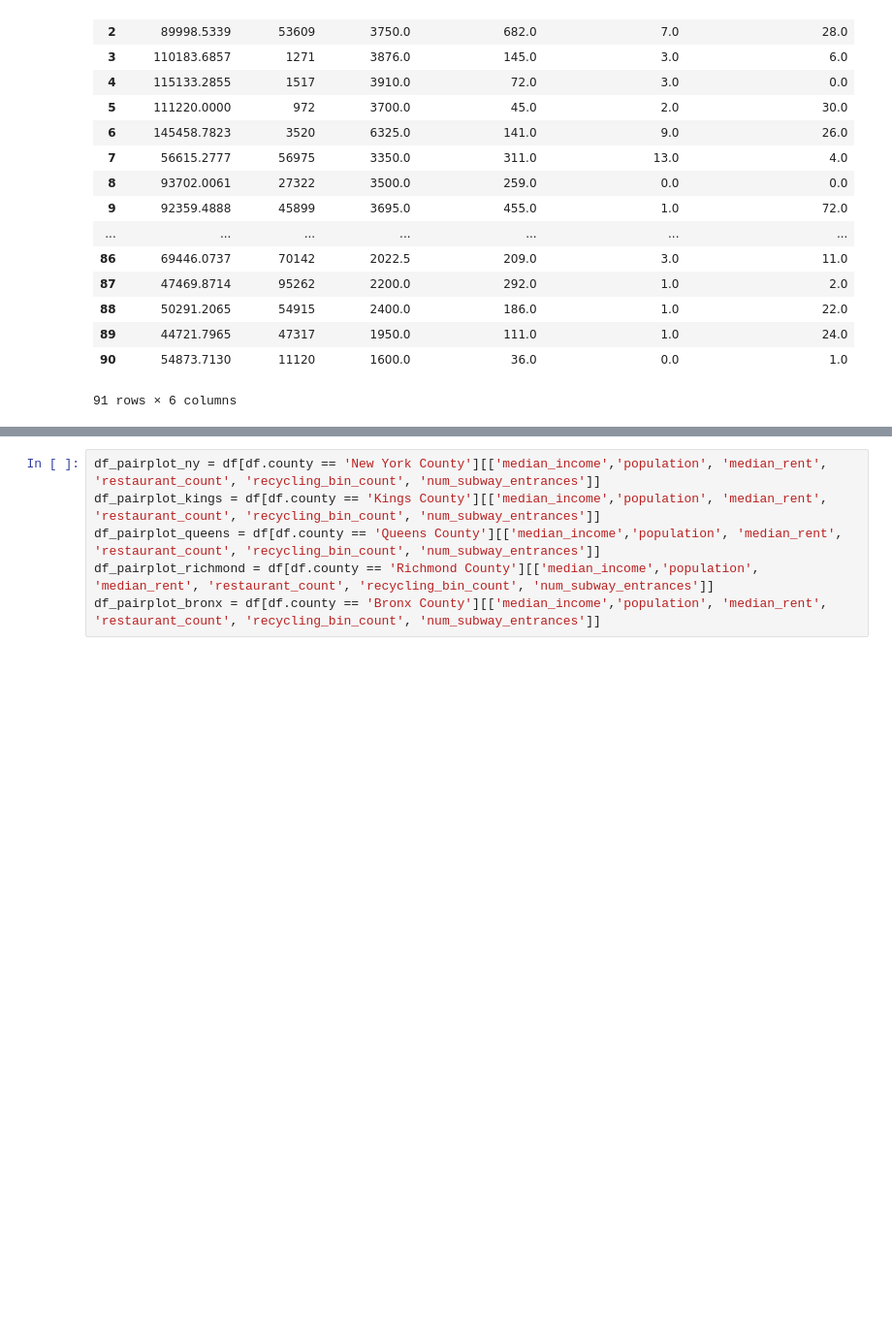
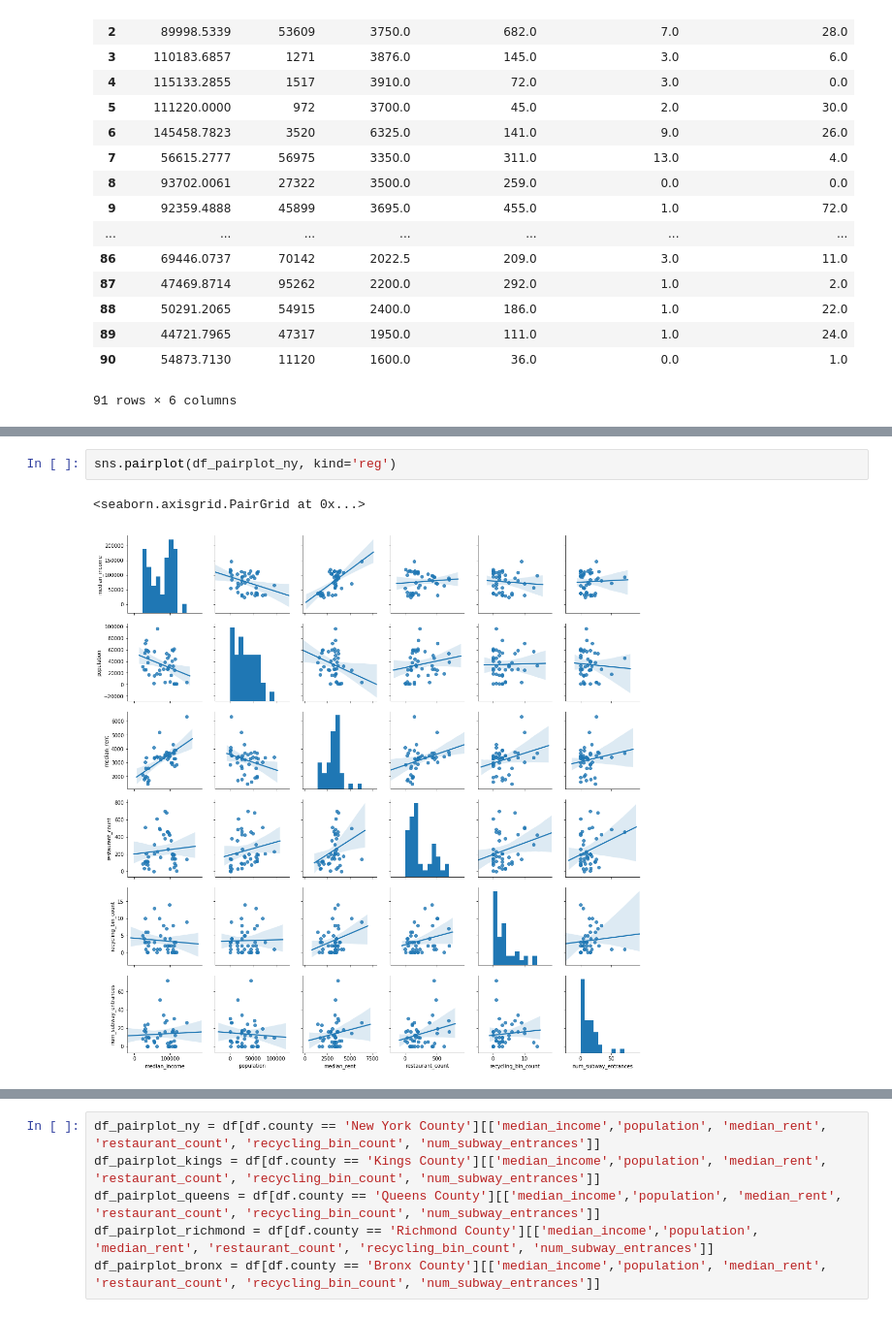
Before and after one commit to graceh3/mod_2_project, a Jupyter notebook: exploratory_analysis.ipynb, the cells around one changed output, grey strips where cells are left out. Shown: that part at 97% size. Saved outputs shown, nothing was run; the diff lists cells and outputs as text; blank space fills up the shorter version.

```diff
--- a/exploratory_analysis.ipynb
+++ b/exploratory_analysis.ipynb
@@ -66,0 +69,5 @@ sns.pairplot(df_pairplot).savefig('pairplot91.png')
+# %%
+sns.pairplot(df_pairplot_ny, kind='reg')
+# %% [output]
+<seaborn.axisgrid.PairGrid at 0x...>
+[figure, added]
```
Also changed, not shown: parts of 2 cells of this notebook.
